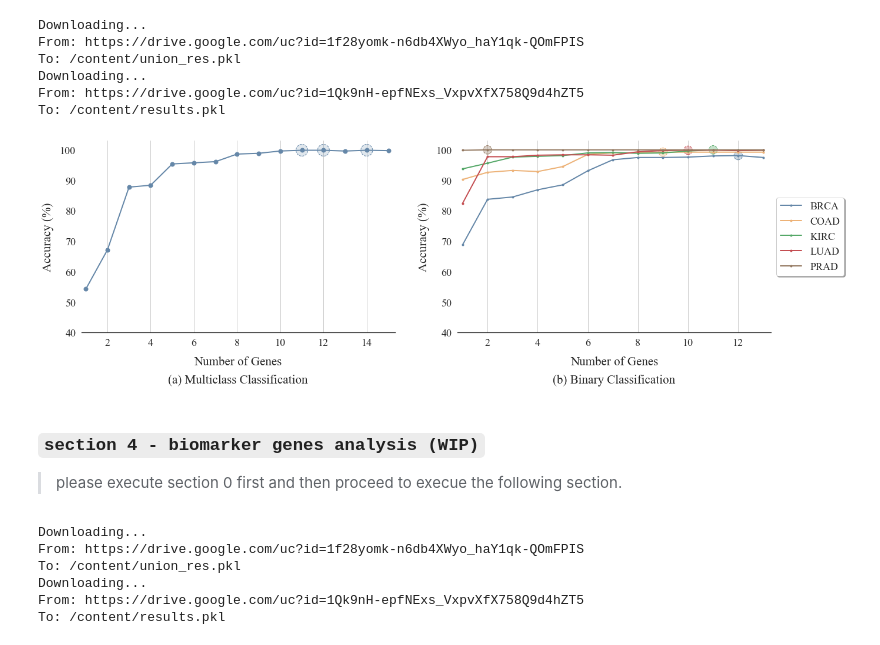
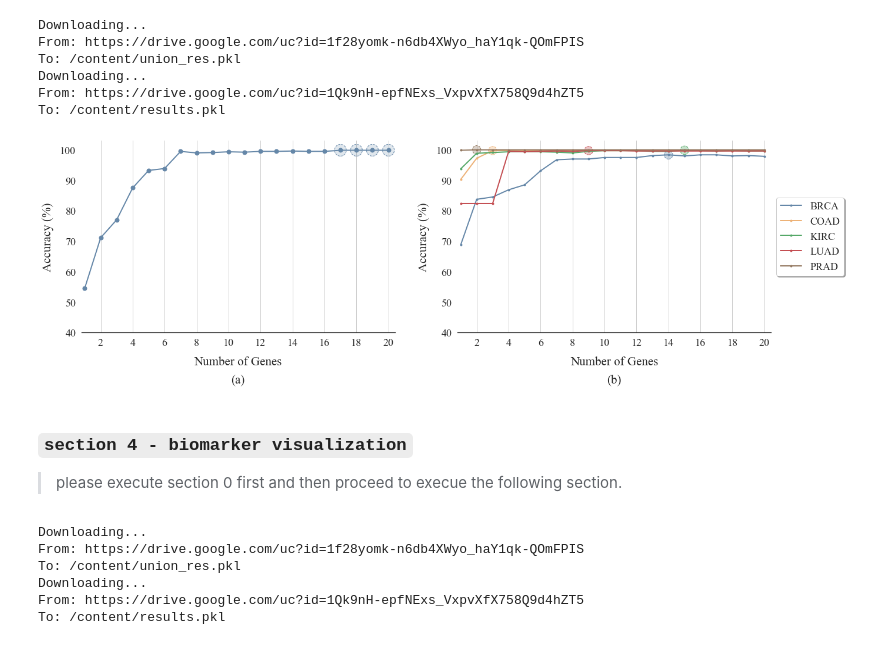
Before and after one commit to fuad021/biomarker-identification, a Jupyter notebook: notebook.ipynb, the cells around one changed output. Saved outputs shown, nothing was run; the diff lists cells and outputs as text; code cells hidden in the pictures.

```diff
--- a/notebook.ipynb
+++ b/notebook.ipynb
@@ -1478,6 +1475,6 @@ for u in union_res:
 # %% [markdown]
 #### `repeating the experiment for the best set of genes 121 times`
 # %%
-df = X[union_res[10]['genes']]
+df = X[union_res[16]['genes']]
 df.shape
 # %% [output]
@@ -1515,7 +1543,7 @@ np.mean(acc_list), np.std(acc_list)
 # %% [markdown]
 #### `binary classification: one against rest`
 # %%
-threshold = 0.5
+threshold = 0.60
 print(threshold_dictionary[threshold])
 genes_set_list = []
 for idx, df in enumerate(dfs):
@@ -1580,0 +1617,28 @@ for class: BRCA [300/801]
+# %%
+# BIRC
+df = X[['gene_6698', 'gene_6694', 'gene_15242', 'gene_15300', 'gene_7148', 'gene_16338', 'gene_13801', 'gene_8128', 'gene_8131', 'gene_4053', 'gene_6857', 'gene_7112', 'gene_10916', 'gene_14218']]
+idx = 0
+
+# # COAD
+# df = X[['gene_15202', 'gene_3540', 'gene_5829']]
+# # COAD - previous
+# df = X[['gene_19035', 'gene_9229', 'gene_11422', 'gene_15229', 'gene_8146', 'gene_3540', 'gene_8131', 'gene_6698', 'gene_6857']]
+# idx = 1
+
+# # KIRC
+# df = X[['gene_8326', 'gene_7396', 'gene_6698', 'gene_17173', 'gene_18039', 'gene_11422', 'gene_4419', 'gene_19375', 'gene_4421', 'gene_1322', 'gene_34', 'gene_14923', 'gene_5380', 'gene_230', 'gene_11698']]
+# idx = 2
+
+# # LUAD
+# df = X[['gene_5590', 'gene_15300', 'gene_18388', 'gene_15898', 'gene_6698', 'gene_15899', 'gene_15444', 'gene_552', 'gene_14218']]
+# idx = 3
+
+# # PRAD
+# df = X[['gene_203', 'gene_9175']]
+# idx = 4
+
+y = (y_res==idx)*1
+print(f'> for {class_dict[sum(y)]}, # feat = {df.shape[1]}')
+for i in range(5):
+    acc, t_time = svm_acc(df, random_state=None)
+    print(f'{acc}')
@@ -1636,7 +1719,6 @@ csfont = {'fontname':'Times New Roman'}
 
 x = [r['count'] for r in union_res]
 y = [float(r['acc']) for r in union_res]
-y[-3] -= 0.01
 best_x = [i+1 for i, j in enumerate(y) if j == max(y)]
 best_y = round(max(y), 2)
 
@@ -1645,10 +1727,11 @@ ax[0].set_xticks(range(0, max(x)+1, 2))
 ax[0].set_yticks(range(40, 101, 10))
 ax[0].set_xlabel('Number of Genes', size=fontsize*factor, labelpad=14*factor, **csfont)
 ax[0].set_ylabel('Accuracy (%)', size=fontsize*factor, labelpad=10*factor, **csfont)
-ax[0].set_xlim([0.8, 15.3])
+ax[0].set_xlim([0.8, 20.4])
 ax[0].set_ylim([40, 103])
 ax[0].grid(axis='x')
-ax[0].set_title('(a) Multiclass Classification', y=-0.28, fontsize=fontsize*factor, **csfont)
+# Multiclass Classification
+ax[0].set_title('(a)', y=-0.28, fontsize=fontsize*factor, **csfont)
 
 sns.despine(left=True)
 ax[0].scatter(best_x, [best_y]*len(best_x), s=400, facecolors='#6587A833', linewidth=factor, edgecolors='#6587A8', linestyle='--')
@@ -1657,39 +1740,40 @@ label = ['BRCA', 'COAD', 'KIRC', 'LUAD', 'PRAD']
 for idx, res in enumerate(results):
     # plt.figure(figsize=(12*factor, 6*factor))
     x = [r['count'] for r in res]
     y = [r['acc'] for r in res]
     best_x = [i+1 for i, j in enumerate(y) if j == max(y)]
     best_y = round(max(y), 2)
     if len(best_x) > 1:
         best_x = [best_x[0]]
 
     # plt.plot(x, y, 'o-', markersize=12, c='#167bb6', linewidth=factor, label=label)
     ax[1].plot(x, y, 'o-', markersize=linewidth+1, linewidth=linewidth, label=label[idx], c=cp_list[idx])
     ax[1].scatter(best_x, [best_y]*len(best_x), s=210, facecolors=cp_list[idx]+'55', linewidth=factor, edgecolors=cp_list[idx], linestyle='--')
     ax[1].set_xticks(range(0, max(x)+1, 2))
     ax[1].set_yticks(range(40, 101, 10))
     ax[1].set_xlabel('Number of Genes', size=fontsize*factor, labelpad=14*factor, **csfont)
     ax[1].set_ylabel('Accuracy (%)', size=fontsize*factor, labelpad=10*factor, **csfont)
-    ax[1].set_xlim([0.8, 13.3])
+    ax[1].set_xlim([0.8, 20.4])
     ax[1].set_ylim([40, 103])
     ax[1].grid(axis='x')
     sns.despine(left=True)
 
 mpl.rc('font',family='Times New Roman')
 
-ax[1].set_title('(b) Binary Classification', y=-0.28, fontsize=fontsize*factor, **csfont)
+# Binary Classification
+ax[1].set_title('(b)', y=-0.28, fontsize=fontsize*factor, **csfont)
 plt.legend(loc='center left', bbox_to_anchor=(1, 0.5), fancybox=True, shadow=True, fontsize=fontsize-3)
 
 ticks_font = mpl.font_manager.FontProperties(family='Times New Roman', style='normal', size=fontsize-3, weight='normal', stretch='normal')
 for label in [ax[0].get_xticklabels(), ax[0].get_yticklabels(), ax[1].get_xticklabels(), ax[1].get_yticklabels()]:
     for l in label:
         l.set_fontproperties(ticks_font)
-
+plt.savefig('rfe.png', bbox_inches='tight', pad_inches=0)
 plt.show()
 # %% [output]
-[figure, old version]
+[figure, new version]
 # %% [markdown]
-### `section 4 - biomarker genes analysis (WIP)`
+### `section 4 - biomarker visualization`
 
 > please execute section 0 first and then proceed to execue the following section.
 # %%
```
Also changed, not shown: parts of 25 cells of this notebook, 14 other files.
